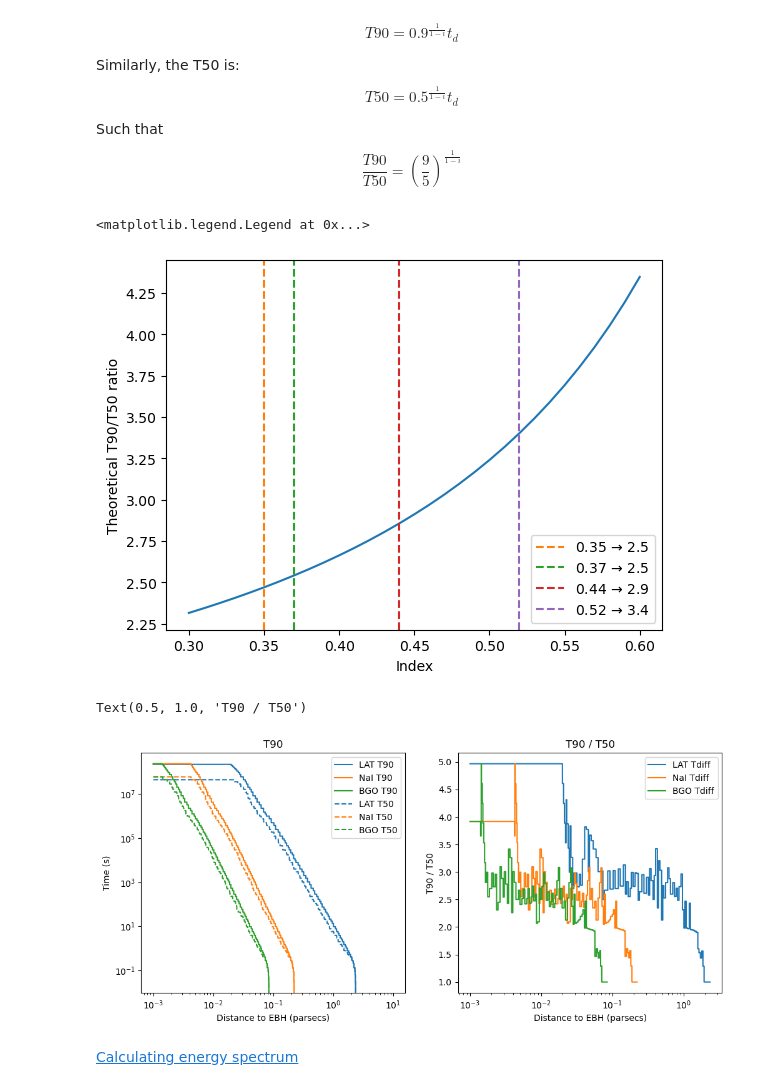
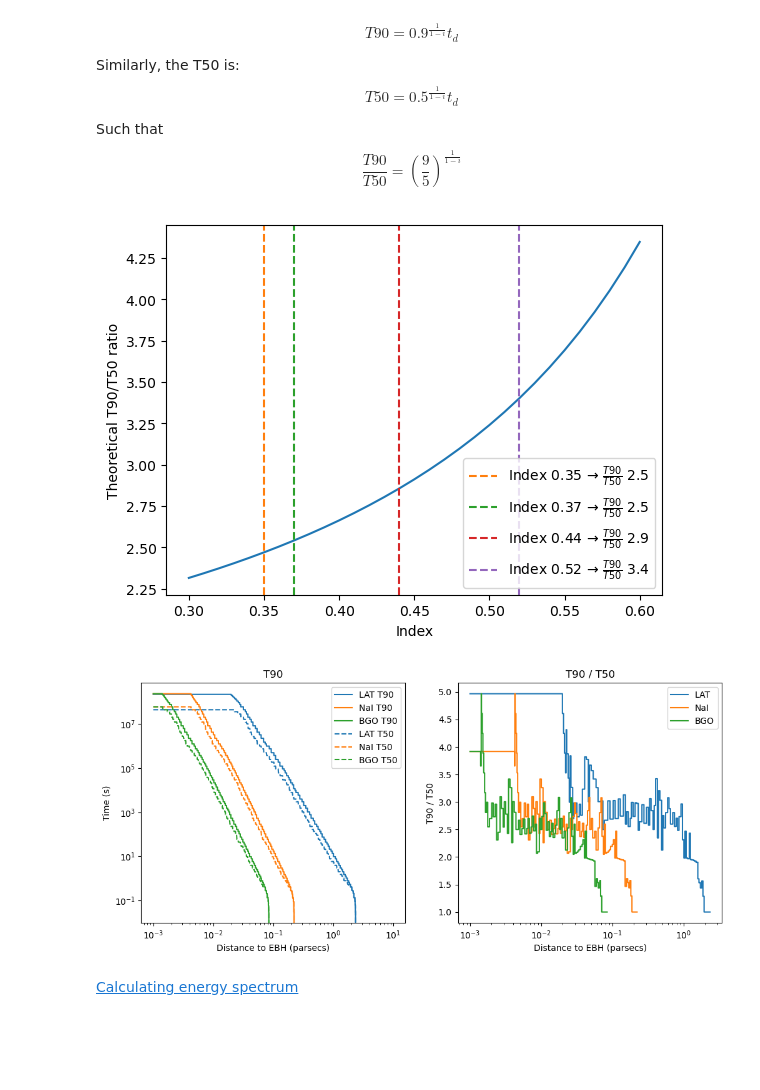
Before and after one commit to xboluna/Research, a Jupyter notebook: BHRad/Modelling/BHawk_Modelling.ipynb, the cells around one changed output. Cells and saved outputs as stored; diff of their text form; code cells hidden in the pictures; blank space fills up the shorter version.

```diff
--- a/BHRad/Modelling/BHawk_Modelling.ipynb
+++ b/BHRad/Modelling/BHawk_Modelling.ipynb
@@ -329,25 +329,28 @@ $$T50 =  0.5^{\frac{1}{1-i}}t_d$$
 Such that
 $$\frac{T90}{T50} = (\frac{9}{5})^{\frac{1}{1-i}}$$
 # %%
+fig, ax = plt.subplots()
+
 indices = np.linspace(0.3, 0.6, 31)
 Tdiv = lambda index: (9/5)**(1/(1-index))
-plt.plot(indices, Tdiv(indices))
-plt.xlabel('Index')
-plt.ylabel('Theoretical T90/T50 ratio')
+ax.plot(indices, Tdiv(indices))
+ax.set_xlabel('Index')
+ax.set_ylabel('Theoretical T90/T50 ratio')
 
 # This ends up being somewhat consistent with the experimental results below.
 
 for c,i in enumerate([.35, .37, .44, .52]):
-    plt.axvline(i, linestyle='--', label = r'%.2f $\to$ %.1f'%(i, \
+    ax.axvline(i, linestyle='--', label = r'Index %.2f $\to$ $\frac{T90}{T50}$ %.1f'%(i, \
         Tdiv(indices)[ \
             list(indices).index(i) \
             ]),
         color = 'C%s'%(c+1))
 
-plt.legend()
+ax.legend()
+
+fig.savefig('TheoreticalTdivRatio.png', dpi=500)
 # %% [output]
-<matplotlib.legend.Legend at 0x...>
-[figure, old version]
+[figure, new version]
 # %%
 # T90/T50 could be a way to cross-validate with normalization for the distance from the EBH.
 # It could also be used as a proxy for index.
@@ -377,9 +380,14 @@ ax.set_xscale('log')
 ax.set_title('T90')
 
 ax = axes[1]
-ax.step(d_range, np.divide(lat_t90, lat_t50), label = 'LAT Tdiff')
-ax.step(d_range, np.divide(gbm_t90, gbm_t50), label = 'NaI Tdiff')
-ax.step(d_range, np.divide(bgo_t90, bgo_t50), label = 'BGO Tdiff')
+
+lat_tdiv = np.divide(lat_t90, lat_t50)
+gbm_tdiv = np.divide(gbm_t90, gbm_t50)
+bgo_tdiv = np.divide(bgo_t90, bgo_t50)
+
+ax.step(d_range, lat_tdiv, label = 'LAT')#, avg: %.1f'%lat_tdiv[~np.isnan(lat_tdiv)].mean())
+ax.step(d_range, gbm_tdiv, label = 'NaI')#, avg: %.1f'%gbm_tdiv[~np.isnan(gbm_tdiv)].mean())
+ax.step(d_range, bgo_tdiv, label = 'BGO')#, avg: %.1f'%bgo_tdiv[~np.isnan(bgo_tdiv)].mean())
 
 ax.set_xlabel('Distance to EBH (parsecs)')
 ax.set_ylabel('T90 / T50')
@@ -388,9 +396,10 @@ ax.legend()
 # ax.set_yscale('log')
 ax.set_xscale('log')
 ax.set_title('T90 / T50')
+
+fig.savefig('TdivRatio.png', dpi=500)
 # %% [output]
-Text(0.5, 1.0, 'T90 / T50')
-[figure, old version]
+[figure, new version]
 # %%
 # fig, axes = plt.subplots(1,2, figsize = (12,6))
 
```
Also changed, not shown: 8 other files.
